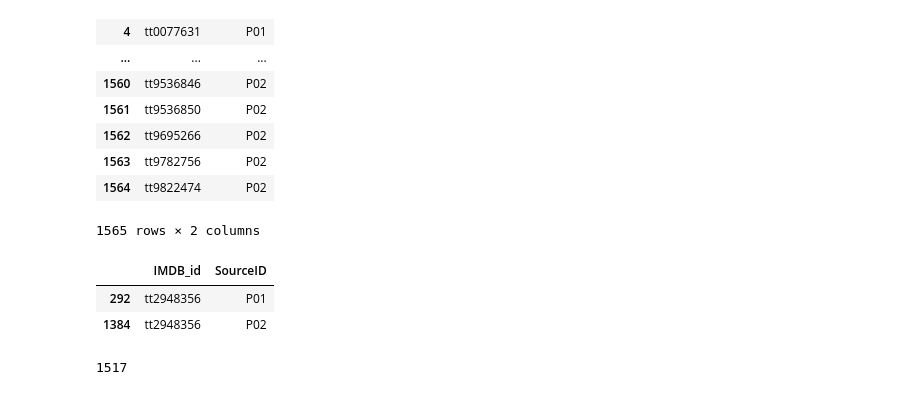
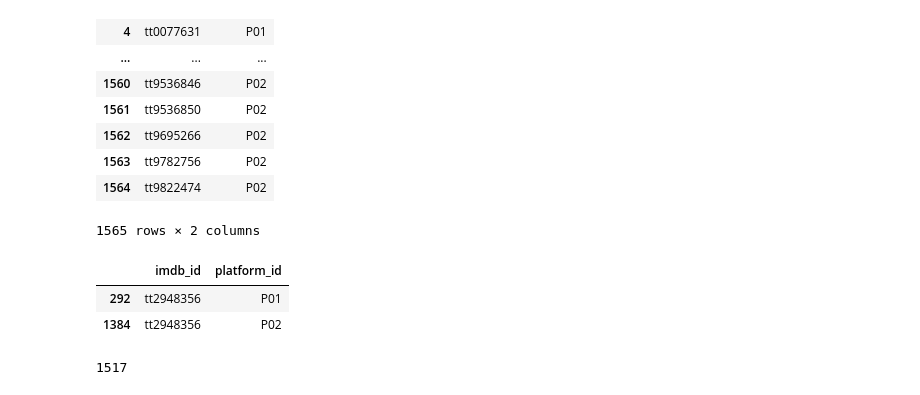
Before and after one commit to meetk5/Team-Project2, a Jupyter notebook: Movie_Source.ipynb, the cells around one changed output. Saved outputs shown, nothing was run; the diff lists cells and outputs as text; code cells hidden in the pictures.

```diff
--- a/Movie_Source.ipynb
+++ b/Movie_Source.ipynb
@@ -324,11 +324,11 @@ merged_db
 | 1564 | tt9822474 | P02 |
 1565 rows × 2 columns
 # %%
-merged_db.rename(columns = {'index':'IMDB_id'},inplace = True)
+merged_db.rename(columns = {'index':'imdb_id','SourceID':'platform_id'},inplace = True)
 # %%
-merged_db.loc[merged_db["IMDB_id"] == "tt2948356"]
+merged_db.loc[merged_db["imdb_id"] == "tt2948356"]
 # %% [output]
-|  | IMDB_id | SourceID |
+|  | imdb_id | platform_id |
 | 292 | tt2948356 | P01 |
 | 1384 | tt2948356 | P02 |
 # %%
```
Also changed, not shown: parts of 2 cells of this notebook, 4 other files.
